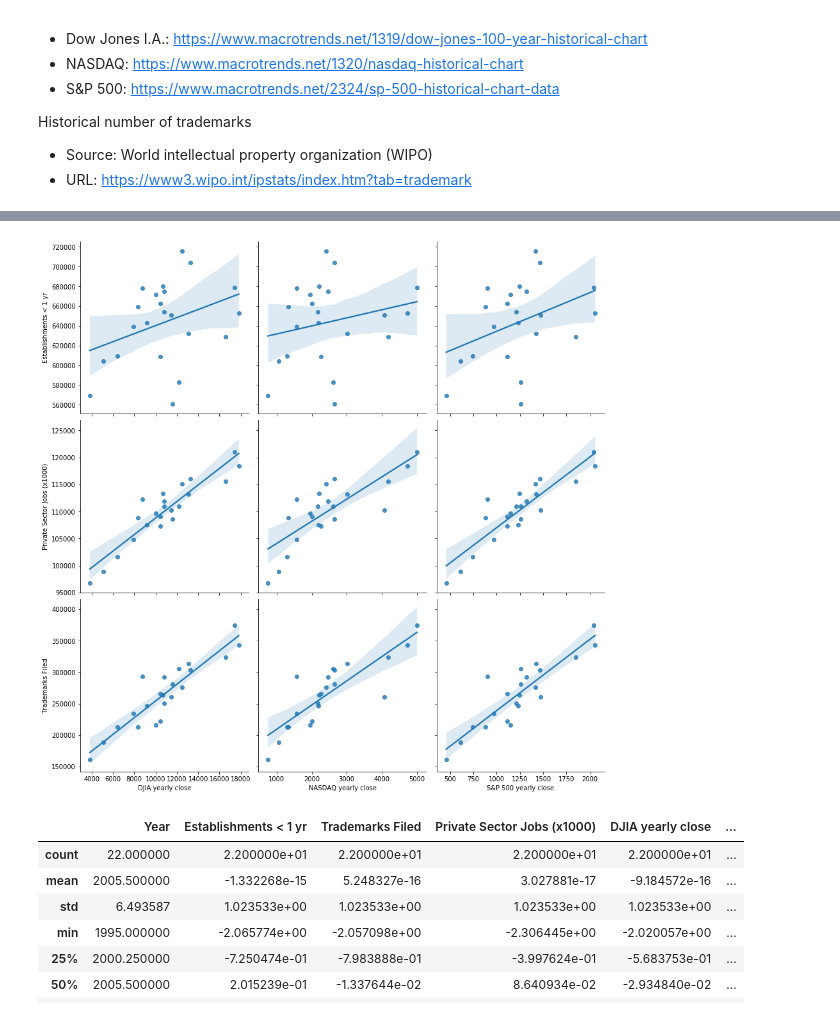
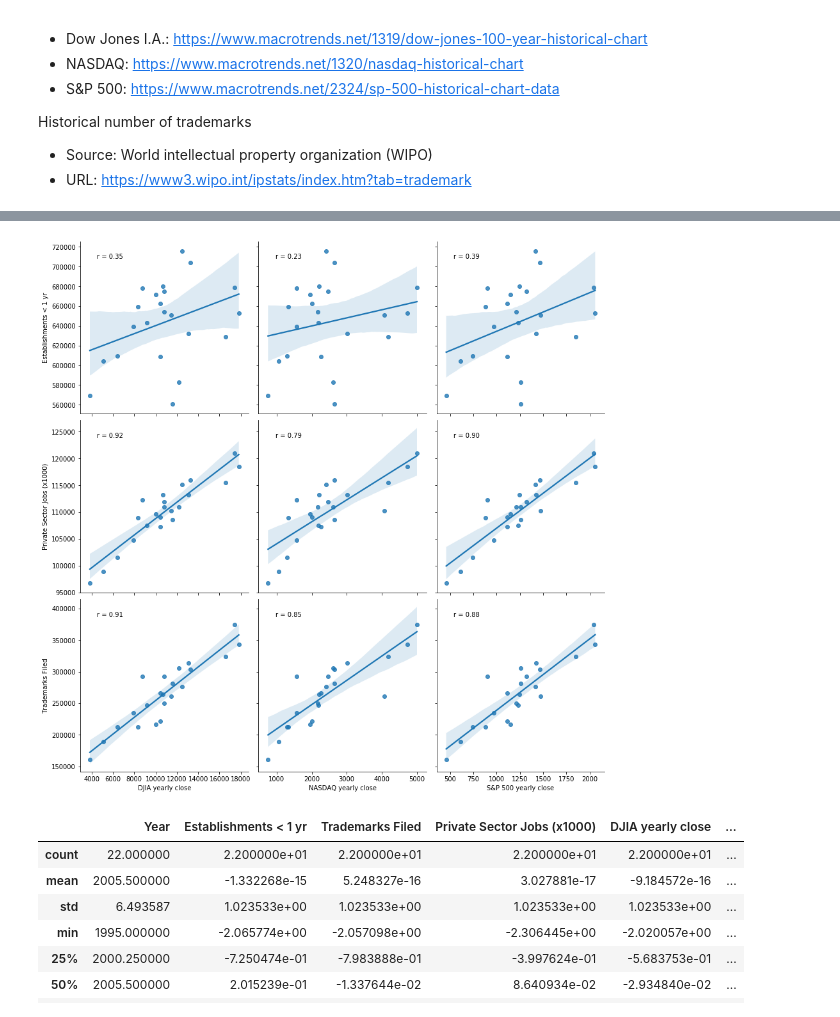
Before and after one commit to Jvinniec/trademarks_and_industry, a Jupyter notebook: notebooks/jobs_and_stocks.ipynb, the cells around one changed output, grey strips where cells are left out. Saved outputs shown, nothing was run; the diff lists cells and outputs as text; code cells hidden in the pictures.

```diff
--- a/notebooks/jobs_and_stocks.ipynb
+++ b/notebooks/jobs_and_stocks.ipynb
@@ -57,12 +59,13 @@ def corrfunc(x, y, **kws):
 # %%
 # Investigate the data
 g = sns.pairplot(data, kind='reg',
                  x_vars=['DJIA yearly close', 'NASDAQ yearly close', 'S&P 500 yearly close'],
                  y_vars=['Establishments < 1 yr','Private Sector Jobs (x1000)','Trademarks Filed'],
                  height=4)
+g.map(corrfunc)
 g.savefig('../images/measure_correlations.png')
 # %% [output]
-[figure, old version]
+[figure, new version]
 # %%
 # Scale the data
 data_scaled = pd.DataFrame()
```
Also changed, not shown: parts of 1 cell of this notebook.
